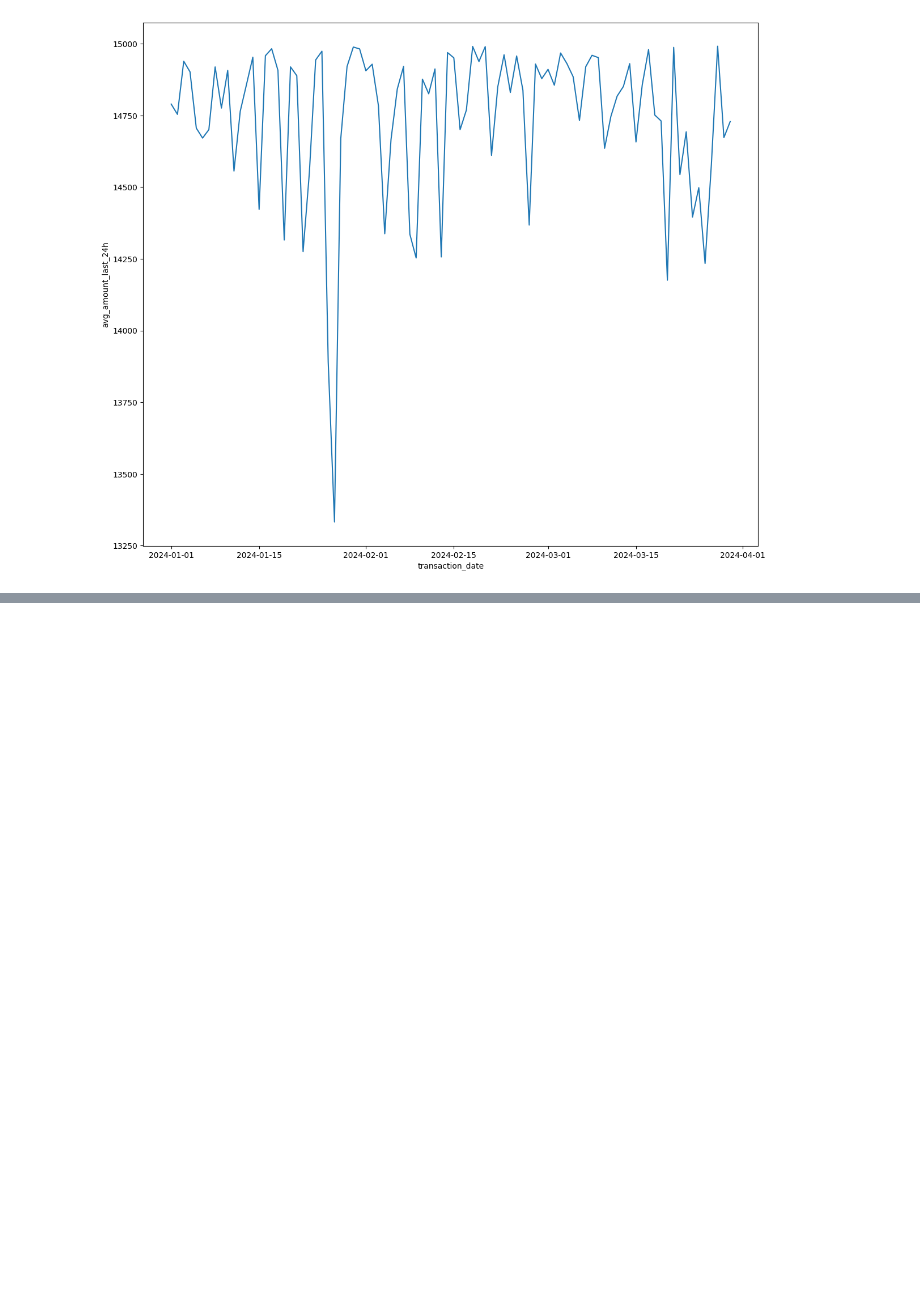
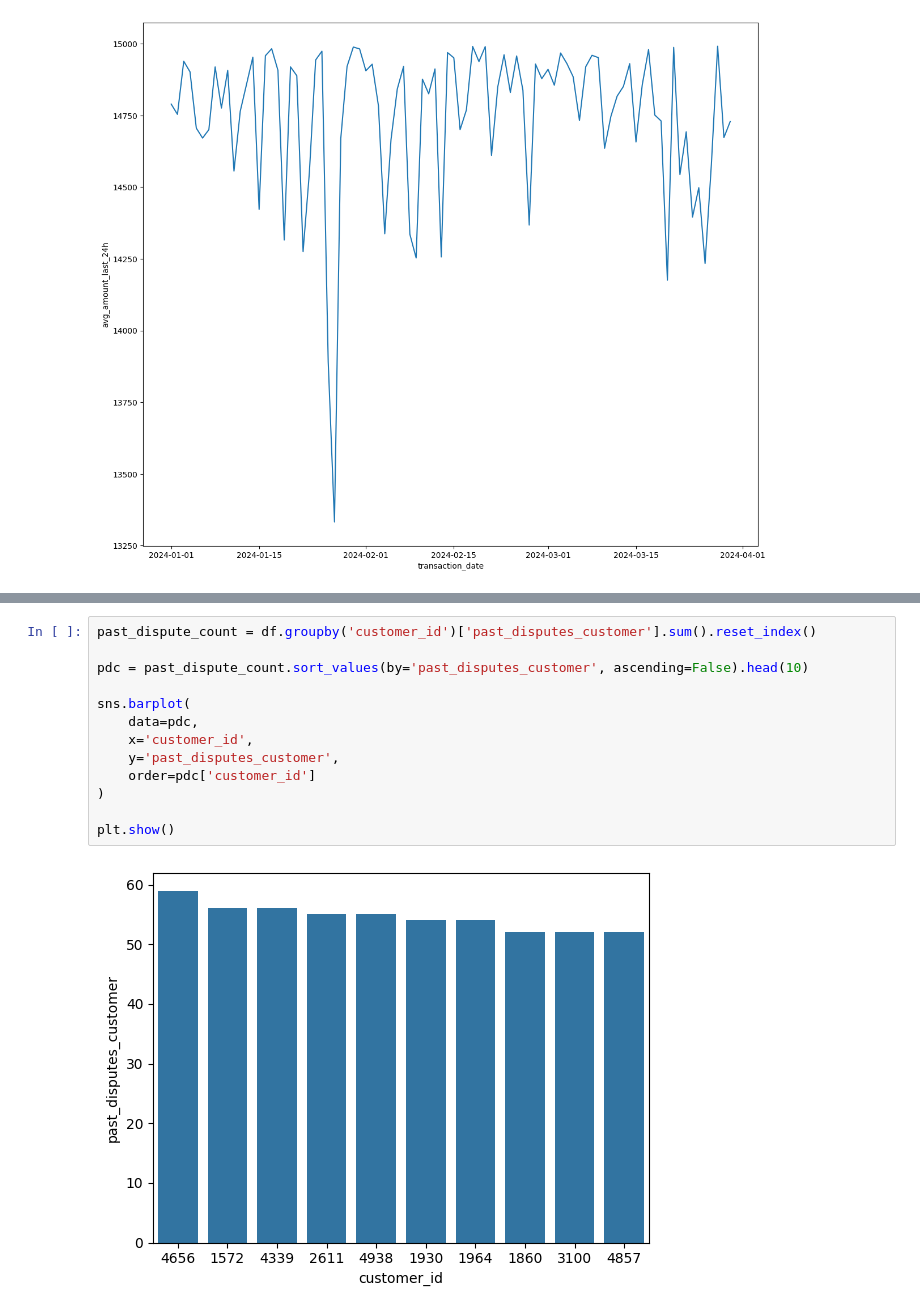
Before and after one commit to midhunmanohar25/Fraud_Detection_Project, a Jupyter notebook: notebooks/03_Multivariate_EDA_Fraud_Detection.ipynb, the cells around one changed output, grey strips where cells are left out. Drawn from its saved outputs; the diff is of its cells as text; blank space fills up the shorter version.

```diff
--- a/notebooks/03_Multivariate_EDA_Fraud_Detection.ipynb
+++ b/notebooks/03_Multivariate_EDA_Fraud_Detection.ipynb
@@ -378,0 +387,15 @@ memory usage: 1.1+ MB
+# %%
+past_dispute_count = df.groupby('customer_id')['past_disputes_customer'].sum().reset_index()
+
+pdc = past_dispute_count.sort_values(by='past_disputes_customer', ascending=False).head(10)
+
+sns.barplot(
+    data=pdc,
+    x='customer_id',
+    y='past_disputes_customer',
+    order=pdc['customer_id']
+)
+
+plt.show()
+# %% [output]
+[figure, added]
```
Also changed, not shown: parts of 6 cells of this notebook, 1 other file.
